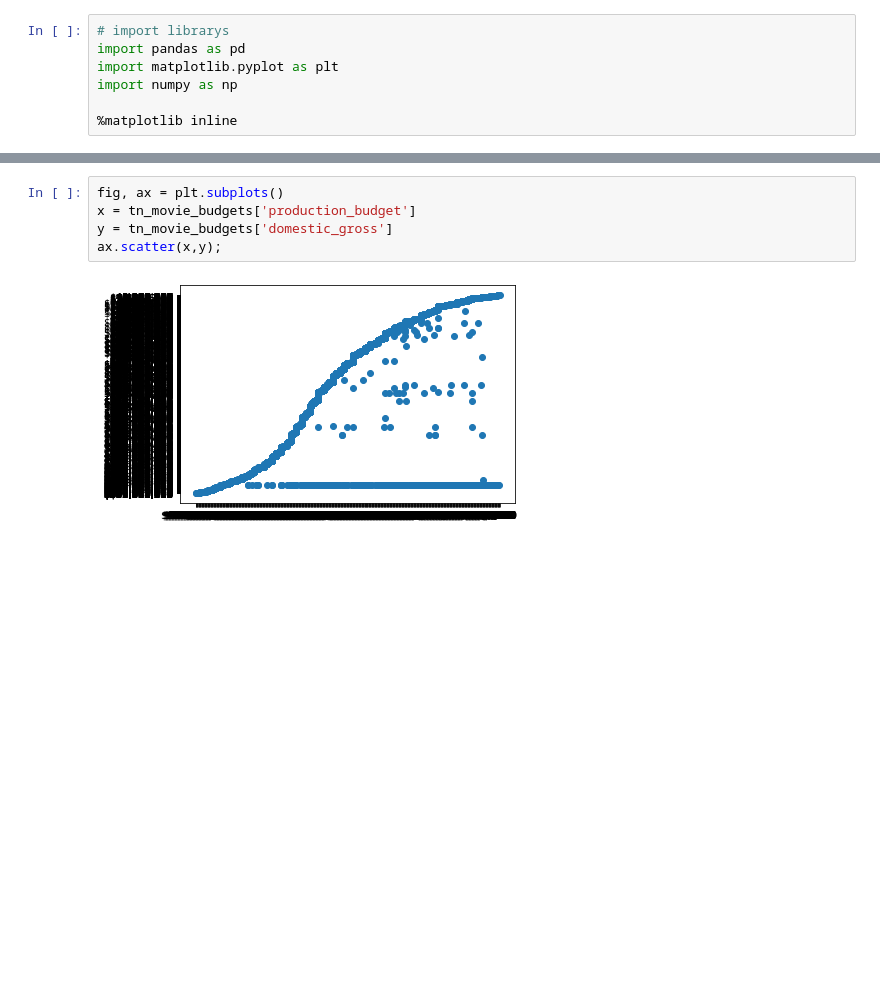
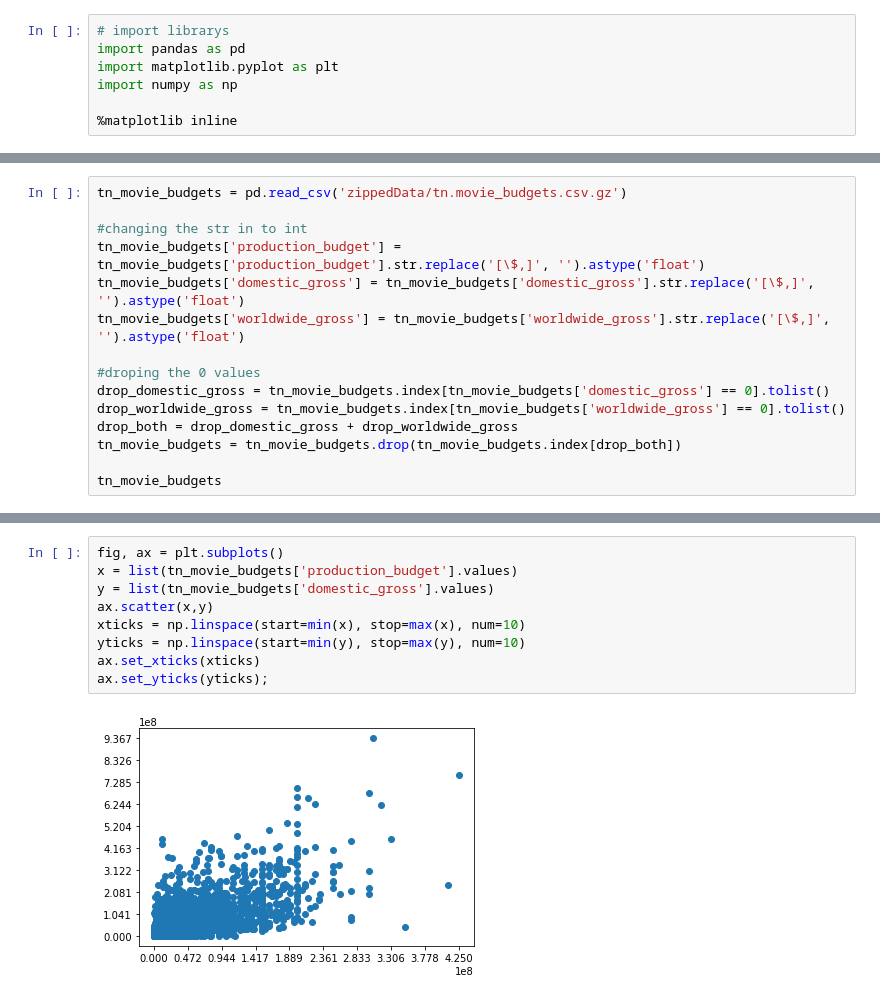
Before and after one commit to learn-co-curriculum/dsc-phase-1-project, a Jupyter notebook: student.ipynb, the cells around one changed output, grey strips where cells are left out. Saved outputs shown, nothing was run; the diff lists cells and outputs as text; blank space fills up the shorter version.

Commit message:
data cleaning and added some table

```diff
--- a/student.ipynb
+++ b/student.ipynb
@@ -107,0 +95,15 @@ memory usage: 271.2+ KB
+# %%
+tn_movie_budgets = pd.read_csv('zippedData/tn.movie_budgets.csv.gz')
+
+#changing the str in to int
+tn_movie_budgets['production_budget'] = tn_movie_budgets['production_budget'].str.replace('[\$,]', '').astype('float')
+tn_movie_budgets['domestic_gross'] = tn_movie_budgets['domestic_gross'].str.replace('[\$,]', '').astype('float')
+tn_movie_budgets['worldwide_gross'] = tn_movie_budgets['worldwide_gross'].str.replace('[\$,]', '').astype('float')
+
+#droping the 0 values
+drop_domestic_gross = tn_movie_budgets.index[tn_movie_budgets['domestic_gross'] == 0].tolist()
+drop_worldwide_gross = tn_movie_budgets.index[tn_movie_budgets['worldwide_gross'] == 0].tolist()
+drop_both = drop_domestic_gross + drop_worldwide_gross
+tn_movie_budgets = tn_movie_budgets.drop(tn_movie_budgets.index[drop_both])
+
+tn_movie_budgets
@@ -108,7 +132,11 @@ memory usage: 271.2+ KB
 # %%
 fig, ax = plt.subplots()
-x = tn_movie_budgets['production_budget']
-y = tn_movie_budgets['domestic_gross']
-ax.scatter(x,y);
+x = list(tn_movie_budgets['production_budget'].values)
+y = list(tn_movie_budgets['domestic_gross'].values)
+ax.scatter(x,y)
+xticks = np.linspace(start=min(x), stop=max(x), num=10)
+yticks = np.linspace(start=min(y), stop=max(y), num=10)
+ax.set_xticks(xticks)
+ax.set_yticks(yticks);
 # %% [output]
-[figure, old version]
+[figure, new version]
```
Also changed, not shown: parts of 13 cells of this notebook.
